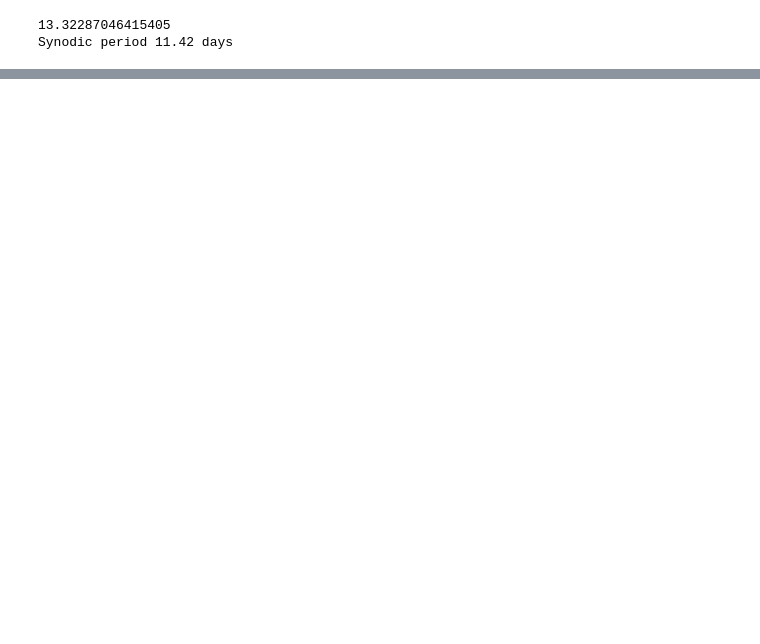
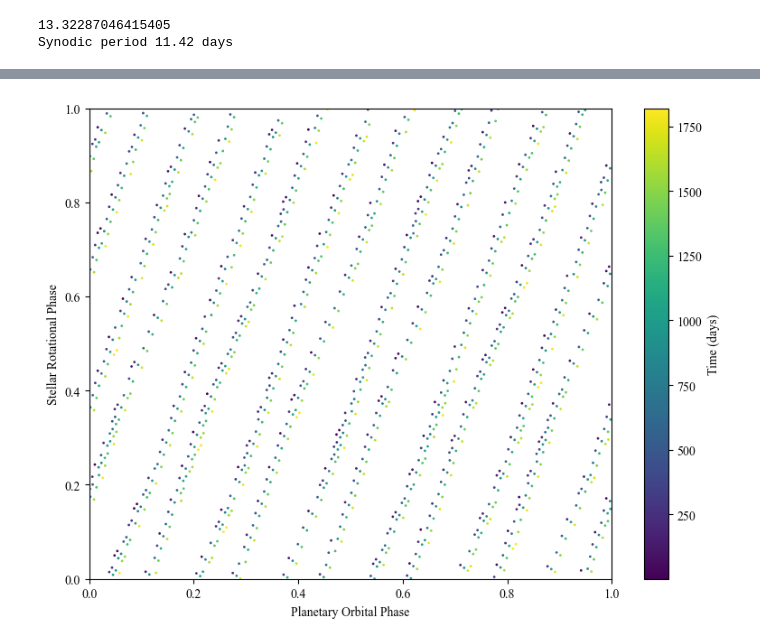
Before and after one commit to robkavanagh/maser, a Jupyter notebook: notebooks/Fresher_copy.ipynb, the cells around one changed output, grey strips where cells are left out. Drawn from its saved outputs; the diff is of its cells as text; code cells hidden in the pictures; blank space fills up the shorter version.

```diff
--- a/notebooks/Fresher_copy.ipynb
+++ b/notebooks/Fresher_copy.ipynb
@@ -464,0 +555,18 @@ KeyboardInterrupt:
+# %%
+fig = plt.figure(figsize=(8,6))
+
+on_mask = (visibility_North>0.5)
+
+P_p = 8.4630351
+
+plt.scatter((times[on_mask] % P_p) / P_p,(times[on_mask] % P_s)/P_s,s=1,c=times[on_mask],cmap='viridis')
+plt.xlabel('Planetary Orbital Phase')
+plt.ylabel('Stellar Rotational Phase')
+
+plt.colorbar(label='Time (days)')
+
+plt.xlim(0,1)
+plt.ylim(0,1)
+plt.show()
+# %% [output]
+[figure, added]
```
Also changed, not shown: parts of 17 cells of this notebook, 2 other files.
